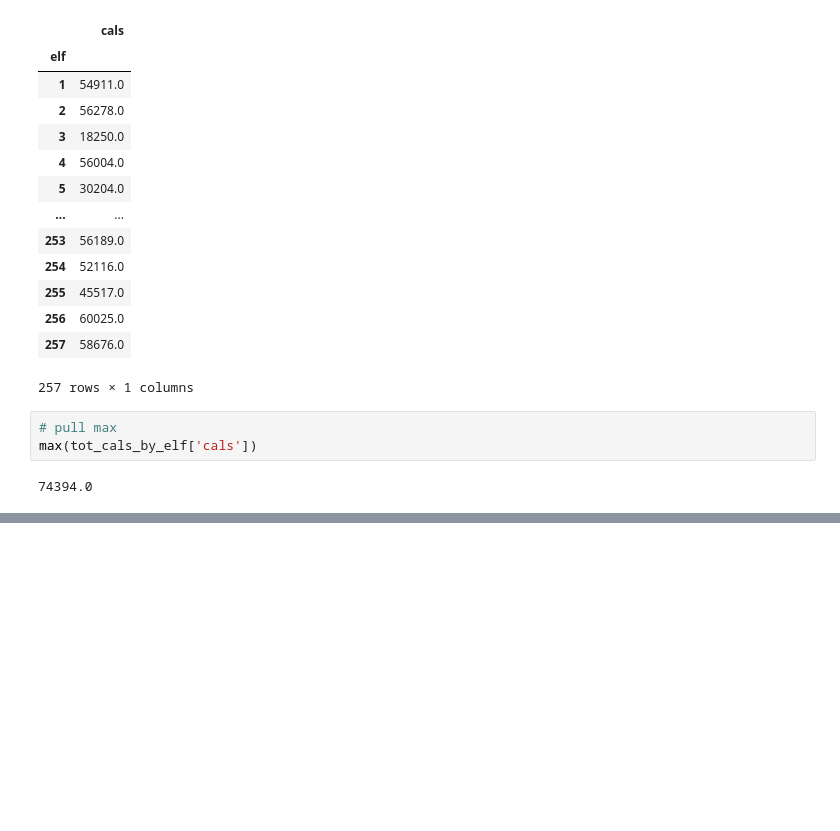
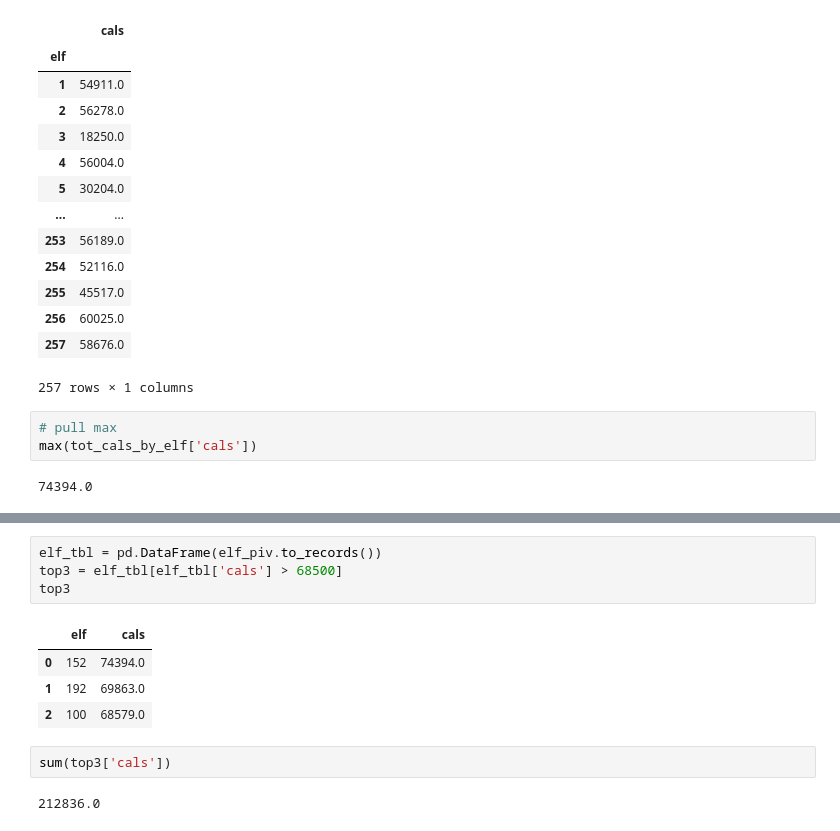
Before and after one commit to gflo247/advent_of_code_2022, a Jupyter notebook: 2022aoc1.ipynb, the cells around one changed output, grey strips where cells are left out. Cells and saved outputs as stored; diff of their text form; blank space fills up the shorter version.

```diff
--- a/2022aoc1.ipynb
+++ b/2022aoc1.ipynb
@@ -230,0 +231,13 @@ elf_piv
+# %%
+elf_tbl = pd.DataFrame(elf_piv.to_records())
+top3 = elf_tbl[elf_tbl['cals'] > 68500]
+top3
+# %% [output]
+|  | elf | cals |
+| 0 | 152 | 74394.0 |
+| 1 | 192 | 69863.0 |
+| 2 | 100 | 68579.0 |
+# %%
+sum(top3['cals'])
+# %% [output]
+212836.0
```
Also changed, not shown: parts of 4 cells of this notebook.
